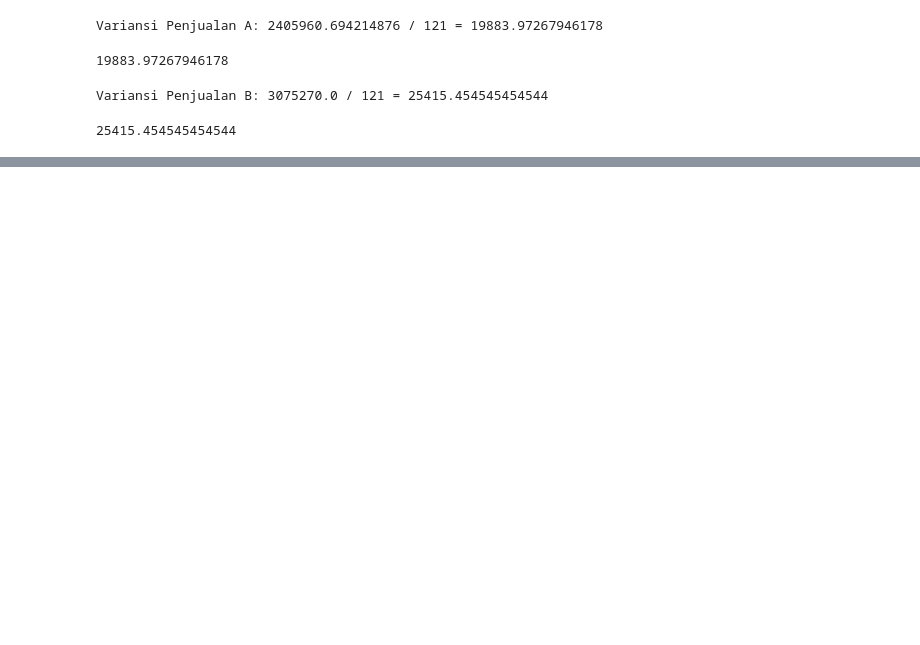
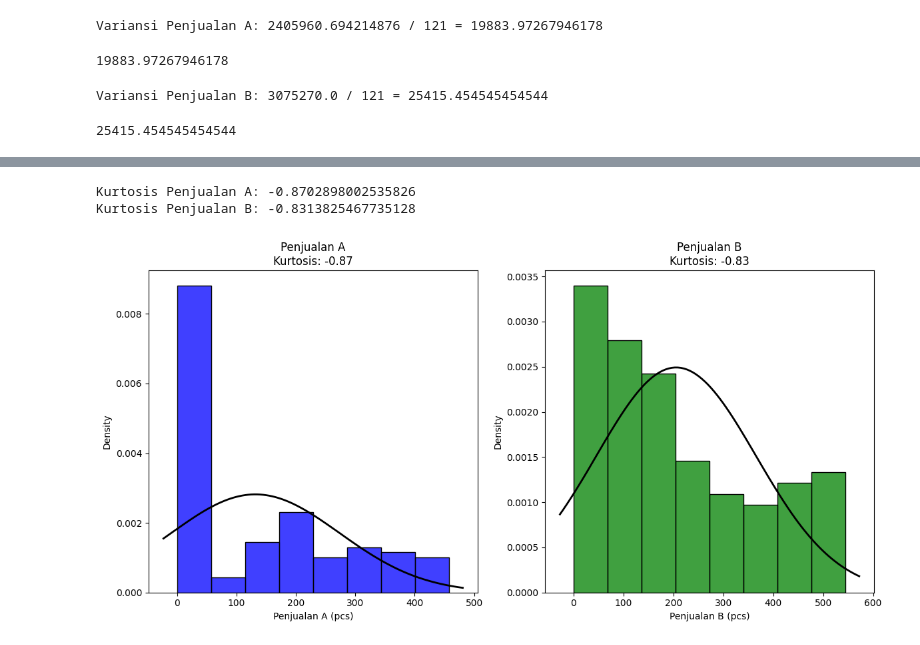
Before and after one commit to HikariReiziq/Coding-Task-1-A-046-061-079-123, a Jupyter notebook: Deskripsi-Data.ipynb, the cells around one changed output, grey strips where cells are left out. Drawn from its saved outputs; the diff is of its cells as text; code cells hidden in the pictures; blank space fills up the shorter version.

```diff
--- a/Deskripsi-Data.ipynb
+++ b/Deskripsi-Data.ipynb
@@ -400,0 +585,75 @@ Tabel Distribusi Frekuensi Penjualan A:
+# %%
+#PERHITUNGAN FAQIH
+import pandas as pd
+from scipy.stats import kurtosis
+
+# Membaca file Excel
+dataset = pd.read_excel("Dataset.xlsx")
+
+# Mengonversi kolom Penjualan A dan Penjualan B menjadi numerik
+penjualan_A = pd.to_numeric(dataset['Penjualan A (pcs)'], errors='coerce')
+penjualan_B = pd.to_numeric(dataset['Penjualan B (pcs)'], errors='coerce')
+
+# Menghitung kurtosis untuk Penjualan A dan Penjualan B
+kurtosis_A = kurtosis(penjualan_A, nan_policy='omit')
+kurtosis_B = kurtosis(penjualan_B, nan_policy='omit')
+
+# Menampilkan hasil
+print(f'Kurtosis Penjualan A: {kurtosis_A}')
+print(f'Kurtosis Penjualan B: {kurtosis_B}')
+
+#VISUALISASI FAQIH
+import pandas as pd
+import numpy as np
+import matplotlib.pyplot as plt
+import seaborn as sns
+from scipy.stats import norm, kurtosis
+
+# Membaca file Excel
+dataset = pd.read_excel("Dataset.xlsx")
+
+# Mengonversi kolom Penjualan A dan Penjualan B menjadi numerik
+penjualan_A = pd.to_numeric(dataset['Penjualan A (pcs)'], errors='coerce')
+penjualan_B = pd.to_numeric(dataset['Penjualan B (pcs)'], errors='coerce')
+
+# Menghitung kurtosis untuk Penjualan A dan Penjualan B
+kurtosis_A = kurtosis(penjualan_A, nan_policy='omit')
+kurtosis_B = kurtosis(penjualan_B, nan_policy='omit')
+
+# Visualisasi Penjualan A
+plt.figure(figsize=(12, 6))
+
+# Plot histogram dan fit kurva normal untuk Penjualan A
+plt.subplot(1, 2, 1)
+sns.histplot(penjualan_A, kde=False, color='blue', stat='density')
+mu_A, std_A = penjualan_A.mean(), penjualan_A.std()
+xmin, xmax = plt.xlim()
+x = np.linspace(xmin, xmax, 100)
+p = norm.pdf(x, mu_A, std_A)
+plt.plot(x, p, 'k', linewidth=2)
+title_A = f'Penjualan A\nKurtosis: {kurtosis_A:.2f}'
+plt.title(title_A)
+plt.xlabel('Penjualan A (pcs)')
+plt.ylabel('Density')
+
+# Visualisasi Penjualan B
+# Plot histogram dan fit kurva normal untuk Penjualan B
+plt.subplot(1, 2, 2)
+sns.histplot(penjualan_B, kde=False, color='green', stat='density')
+mu_B, std_B = penjualan_B.mean(), penjualan_B.std()
+xmin, xmax = plt.xlim()
+x = np.linspace(xmin, xmax, 100)
+p = norm.pdf(x, mu_B, std_B)
+plt.plot(x, p, 'k', linewidth=2)
+title_B = f'Penjualan B\nKurtosis: {kurtosis_B:.2f}'
+plt.title(title_B)
+plt.xlabel('Penjualan B (pcs)')
+plt.ylabel('Density')
+
+# Menampilkan plot
+plt.tight_layout()
+plt.show()
+# %% [output]
+Kurtosis Penjualan A: -0.8702898002535826
+Kurtosis Penjualan B: -0.8313825467735128
+[figure, added]
```
Also changed, not shown: parts of 14 cells of this notebook.
